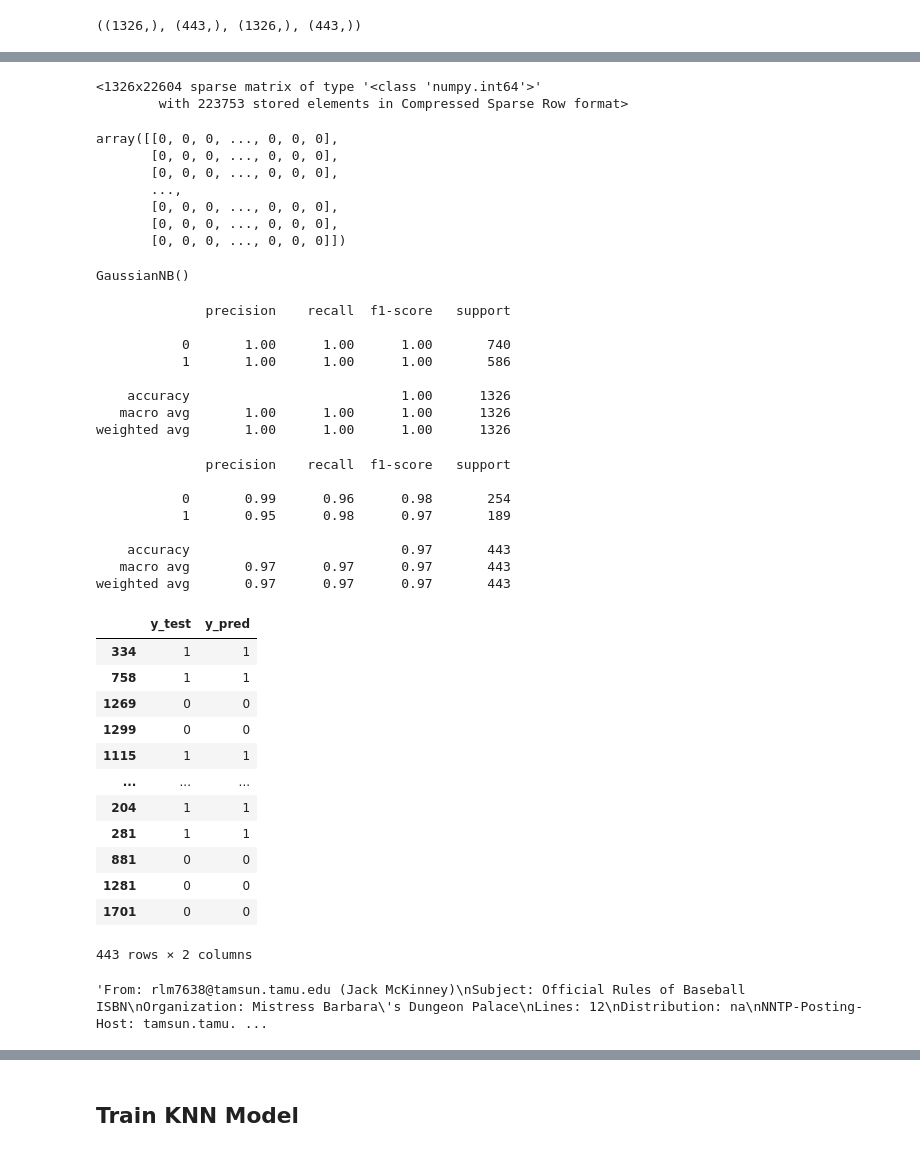
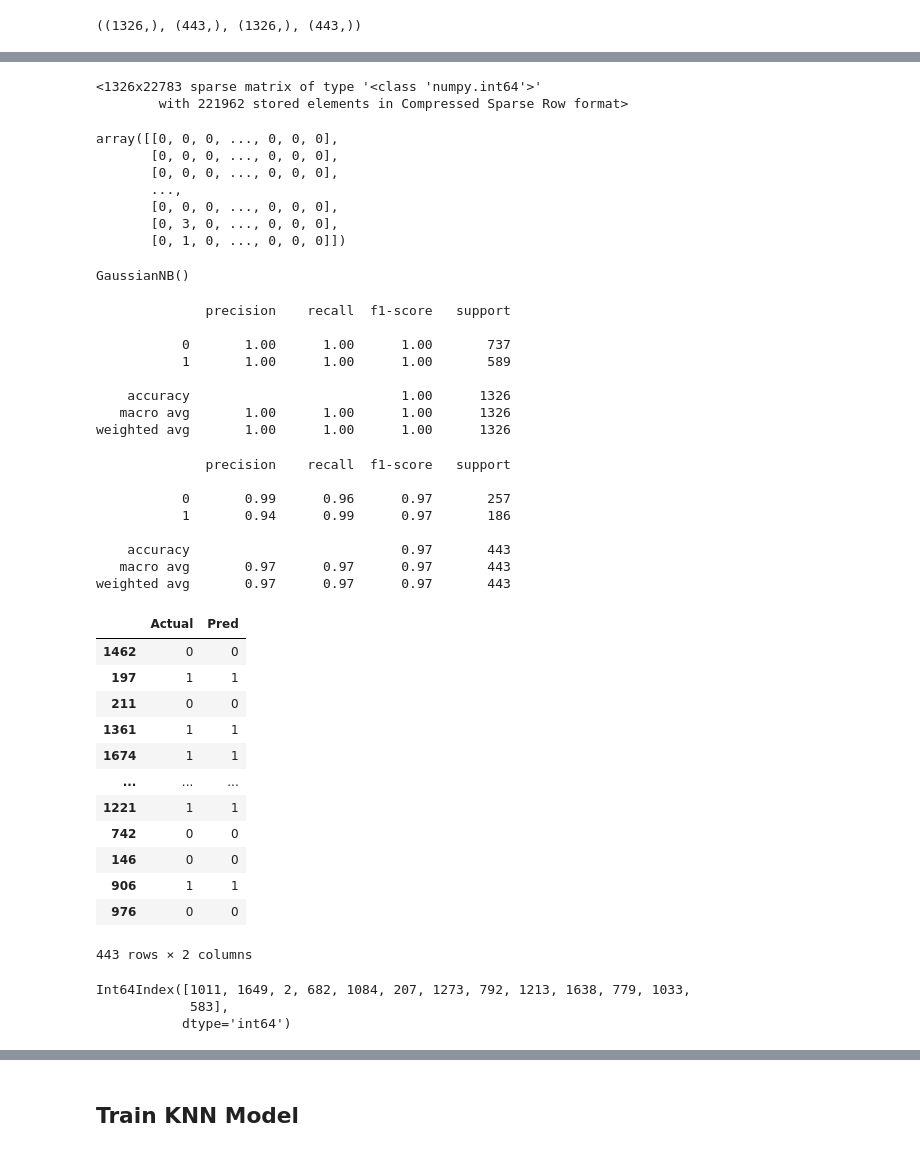
Before and after one commit to cwf231/StudyGroups, a Jupyter notebook: StudyGroupNotes/Phase_3/3.28_bayes_classification.ipynb, the cells around one changed output, grey strips where cells are left out. Drawn from its saved outputs; the diff is of its cells as text; code cells hidden in the pictures.

```diff
--- a/StudyGroupNotes/Phase_3/3.28_bayes_classification.ipynb
+++ b/StudyGroupNotes/Phase_3/3.28_bayes_classification.ipynb
@@ -150,0 +163,4 @@ X_train.shape, X_test.shape, y_train.shape, y_test.shape
+# %%
+# 'The' != 'the'
+X_train = X_train.apply(lambda x: x.lower())
+X_test = X_test.apply(lambda x: x.lower())
@@ -199,18 +220,18 @@ pd.DataFrame(X_train_processed.toarray(), columns=count_vec.get_feature_names())
 # %%
 X_train_processed
 # %% [output]
-<1326x22604 sparse matrix of type '<class 'numpy.int64'>'
-        with 223753 stored elements in Compressed Sparse Row format>
+<1326x22783 sparse matrix of type '<class 'numpy.int64'>'
+        with 221962 stored elements in Compressed Sparse Row format>
 # %%
-X_train_processed.toarray()
+X_train_processed.toarray()#.shape
 # %% [output]
 array([[0, 0, 0, ..., 0, 0, 0],
        [0, 0, 0, ..., 0, 0, 0],
        [0, 0, 0, ..., 0, 0, 0],
        ...,
        [0, 0, 0, ..., 0, 0, 0],
-       [0, 0, 0, ..., 0, 0, 0],
-       [0, 0, 0, ..., 0, 0, 0]])
+       [0, 3, 0, ..., 0, 0, 0],
+       [0, 1, 0, ..., 0, 0, 0]])
 # %%
 # Build a Gaussian Naive Bayes model.
 nb = GaussianNB()
@@ -229,8 +250,8 @@ print(classification_report(y_train, y_pred_train))
 # %% [output]
               precision    recall  f1-score   support
 
-           0       1.00      1.00      1.00       740
-           1       1.00      1.00      1.00       586
+           0       1.00      1.00      1.00       737
+           1       1.00      1.00      1.00       589
 
     accuracy                           1.00      1326
    macro avg       1.00      1.00      1.00      1326
@@ -240,31 +261,30 @@ print(classification_report(y_test, y_pred_test))
 # %% [output]
               precision    recall  f1-score   support
 
-           0       0.99      0.96      0.98       254
-           1       0.95      0.98      0.97       189
+           0       0.99      0.96      0.97       257
+           1       0.94      0.99      0.97       186
 
     accuracy                           0.97       443
    macro avg       0.97      0.97      0.97       443
 weighted avg       0.97      0.97      0.97       443
 # %%
 # How can we look at predictions where the classification was incorrect?
-
 # put them both in a df as 2 cols, filter out where they don't match
-saif_df = pd.DataFrame()
-saif_df['y_test'] = y_test
-saif_df['y_pred'] = y_pred_test
-saif_df
+df = pd.DataFrame()
+df['Actual'] = y_test
+df['Pred'] = y_pred_test
+df
 # %% [output]
-|  | y_test | y_pred |
-| 334 | 1 | 1 |
-| 758 | 1 | 1 |
-| 1269 | 0 | 0 |
-| 1299 | 0 | 0 |
-| 1115 | 1 | 1 |
+|  | Actual | Pred |
+| 1462 | 0 | 0 |
+| 197 | 1 | 1 |
+| 211 | 0 | 0 |
+| 1361 | 1 | 1 |
+| 1674 | 1 | 1 |
 | ... | ... | ... |
-| 204 | 1 | 1 |
-| 281 | 1 | 1 |
-| 881 | 0 | 0 |
-| 1281 | 0 | 0 |
-| 1701 | 0 | 0 |
+| 1221 | 1 | 1 |
+| 742 | 0 | 0 |
+| 146 | 0 | 0 |
+| 906 | 1 | 1 |
+| 976 | 0 | 0 |
 443 rows × 2 columns
@@ -273,4 +291,11 @@ index_list_of_wrong_preds = saif_df.loc[saif_df['y_test'] != saif_df['y_pred']].
-# %%
-df.iloc[index_list_of_wrong_preds]['data'].values[1]
-# %% [output]
-'From: rlm7638@tamsun.tamu.edu (Jack McKinney)\nSubject: Official Rules of Baseball ISBN\nOrganization: Mistress Barbara\'s Dungeon Palace\nLines: 12\nDistribution: na\nNNTP-Posting-Host: tamsun.tamu. ...
+# %%
+index_list_of_wrong_preds = (
+    df
+    .loc[df['Actual'] != df['Pred']]
+    .index
+)
+index_list_of_wrong_preds
+# %% [output]
+Int64Index([1011, 1649, 2, 682, 1084, 207, 1273, 792, 1213, 1638, 779, 1033,
+            583],
+           dtype='int64')
```
Also changed, not shown: parts of 22 cells of this notebook.
